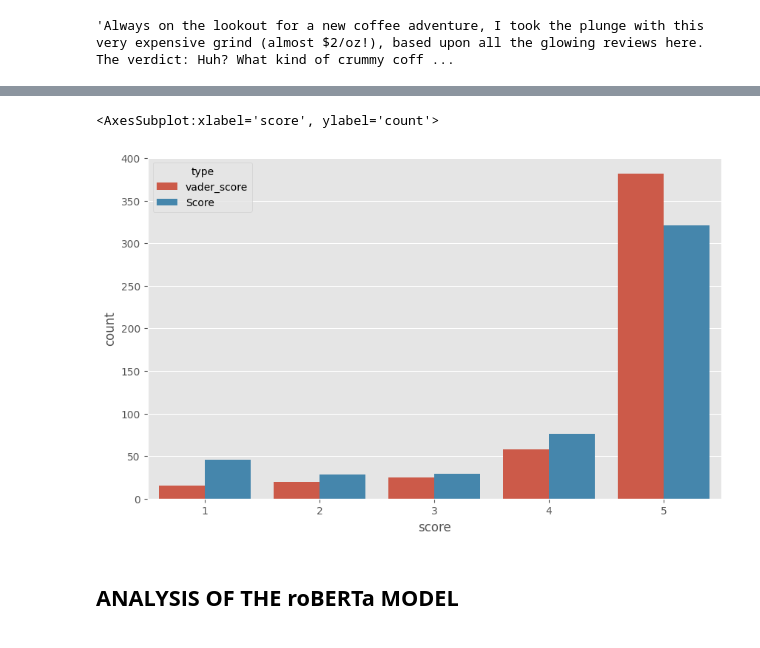
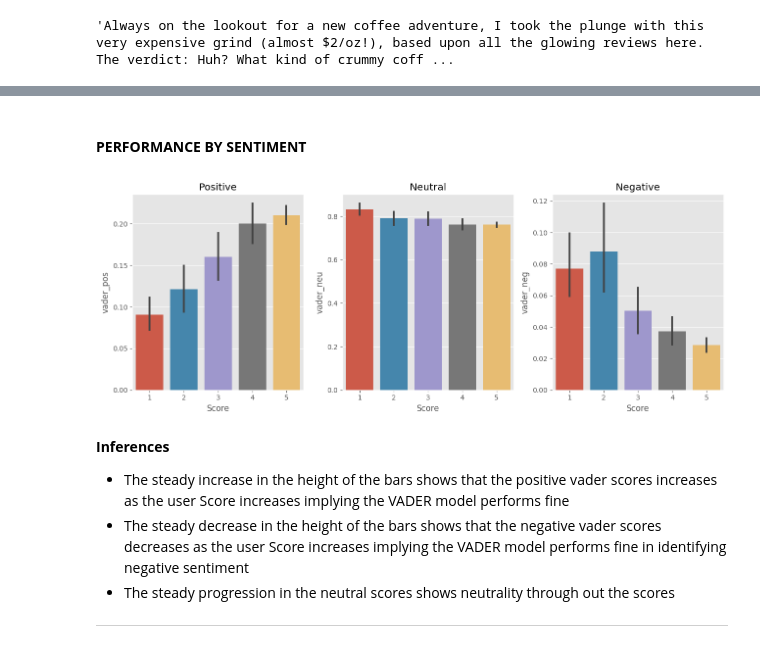
Before and after one commit to ChibuikeOnuba/NLP, a Jupyter notebook: the_model.ipynb, the cells around one changed output, grey strips where cells are left out. Drawn from its saved outputs; the diff is of its cells as text; code cells hidden in the pictures.

```diff
--- a/the_model.ipynb
+++ b/the_model.ipynb
@@ -170,2 +106,0 @@ def classify(value):
-# %%
-vaders['vader_score'] = vaders['compound'].apply(classify)
@@ -187,20 +107,19 @@ weighted avg       0.54      0.59      0.55       500
-# %%
-vader_counts = vaders['vader_score'].value_counts().reset_index()
-vader_counts.columns = ['score', 'count']
-vader_counts['type'] = 'vader_score'
-
-score_counts = vaders['Score'].value_counts().reset_index()
-score_counts.columns = ['score', 'count']
-score_counts['type'] = 'Score'
-
-# Combine the two DataFrames
-combined_counts = pd.concat([vader_counts, score_counts])
-
-# Create the bar plot using seaborn
-plt.figure(figsize=(10, 6))
-sns.barplot(x='score', y='count', hue='type', data=combined_counts)
-# %% [output]
-<AxesSubplot:xlabel='score', ylabel='count'>
-[figure, removed]
-# %% [markdown]
-## **ANALYSIS OF THE roBERTa MODEL**
+# %% [markdown]
+#### **PERFORMANCE BY SENTIMENT**
+# %%
+fig, ax = plt.subplots(1,3, figsize=(13,5))
+sns.barplot(data=vaders, x='Score', y='vader_pos', ax=ax[0])
+sns.barplot(data=vaders, x='Score', y='vader_neu', ax=ax[1])
+sns.barplot(data=vaders, x='Score', y='vader_neg', ax=ax[2])
+ax[0].set_title('Positive')
+ax[1].set_title('Neutral')
+ax[2].set_title('Negative')
+plt.tight_layout()
+# %% [output]
+[figure, added]
+# %% [markdown]
+**Inferences**
+* The steady increase in the height of the bars shows that the positive vader scores increases as the user Score increases implying the VADER model performs fine
+* The steady decrease in the height of the bars shows that the negative vader scores decreases as the user Score increases implying the VADER model performs fine in identifying negative sentiment
+* The steady progression in the neutral scores shows neutrality through out the scores
+___
```
Also changed, not shown: parts of 13 cells of this notebook.
